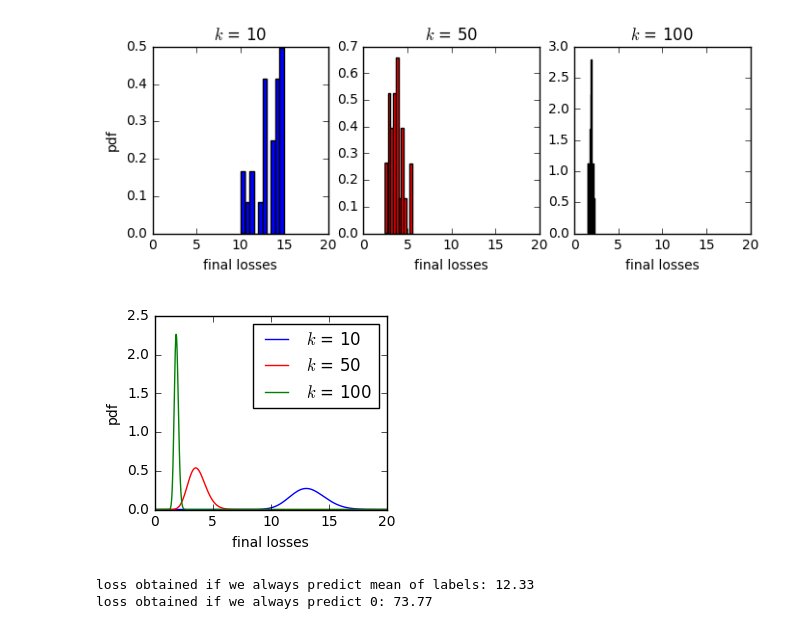
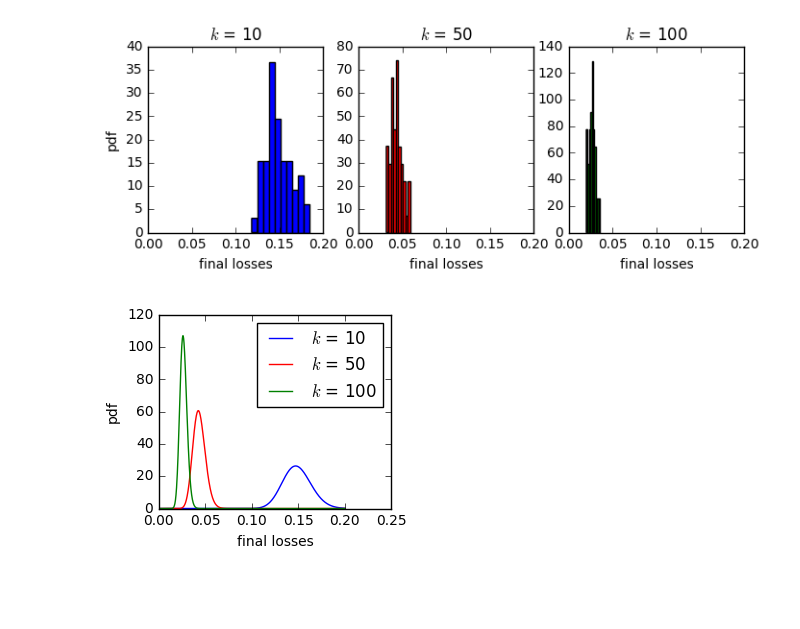
Before and after one commit to jessemzhang/porcupine_neural_networks, a Jupyter notebook: PNN_experiments.ipynb, the cells around one changed output. Drawn from its saved outputs; the diff is of its cells as text; code cells hidden in the pictures; blank space fills up the shorter version.

```diff
--- a/PNN_experiments.ipynb
+++ b/PNN_experiments.ipynb
@@ -199,0 +231,11 @@ plt.savefig('Figures/fig_pnn_msecurve.pdf', format='pdf', dpi=500, bbox_inches='
+# %%
+# Examine poor optima
+plt.figure(figsize=(16,16))
+ii = 1
+for k2 in list_k2:
+    plt.subplot(5,5,ii)
+    for i in range(25):
+        for j in range(1,11):
+            plt.plot(outputs[k2][i][j]['train_history'])
+    ii += 1
+    plt.title('k = %s'%(k2))
@@ -199,0 +244,24 @@ plt.savefig('Figures/fig_pnn_msecurve.pdf', format='pdf', dpi=500, bbox_inches='
+# %%
+for k2 in [10, 50, 100]:
+    poor_optima_train = []
+    poor_optima_test = []
+    poor_optima_weights = []
+    all_losses = []
+    for i in range(25):
+        for j in range(1,11):
+            poor_optima_train.append(outputs[k2][i][j]['train_loss'])
+            poor_optima_test.append(outputs[k2][i][j]['test_loss'])
+            poor_optima_weights.append(outputs[k2][i][j]['w_hat']['weights1'])
+
+    bad_counts = []
+
+    for w in poor_optima_weights:
+        v = np.sign(w[1])
+        bad_count = 0
+        for i in range(0,k2,2):
+            if v[i] == v[i+1]: bad_count += 1
+        bad_counts.append(bad_count/float(k2/2))
+
+    plt.figure(figsize = (5,2))
+    plt.hist(bad_counts,bins=20)
+    plt.title('k2 = %s'%(k2))
@@ -200,20 +277,21 @@ plt.savefig('Figures/fig_pnn_msecurve.pdf', format='pdf', dpi=500, bbox_inches='
 # %%
 # Look at k2 = 10, 50, 100 cases
 list_k2_select = [10,50,100]
 d = {list_k2[i]:i for i in range(len(list_k2))}
 
+xmax = 0.2
 plt.figure(figsize=(8,2.5))
 colors = ['b','r','g']
 for j,k2 in enumerate(list_k2_select):
     plt.subplot(1,3,j+1)
-    plt.hist(min_losses[d[k2],:], color = colors[j], normed=True)
-    plt.xlim(0,20)
+    plt.hist(min_losses_tt[d[k2],:], color = colors[j], normed=True)
+    plt.xlim(0,xmax)
     plt.title('$k$ = %s'%(k2))
     if j == 0: plt.ylabel('pdf')
     plt.xlabel('final losses')
 plt.savefig('Figures/fig_pnn_losshist.pdf', format='pdf', dpi=500, bbox_inches='tight')
 # %% [output]
-[figure, old version]
+[figure, new version]
 # %%
 # Fit gamma curves to the histograms
 from scipy.stats import gamma
@@ -225,17 +303,11 @@ def fit_gamma(data,xmax):
 plt.figure(figsize=(3,2.5))
 colors = ['b','r','g']
 for j,k2 in enumerate(list_k2_select):
-    curve = fit_gamma(min_losses[d[k2]],20)
-    plt.plot(np.linspace(0, 20, 1000),curve,c=colors[j],label='$k$ = %s'%(k2))
+    curve = fit_gamma(min_losses_tt[d[k2]],xmax)
+    plt.plot(np.linspace(0, xmax, 1000),curve,c=colors[j],label='$k$ = %s'%(k2))
 plt.legend()
 plt.xlabel('final losses')
 plt.ylabel('pdf')
 plt.savefig('Figures/fig_pnn_losshist_curvefit.pdf', format='pdf', dpi=500, bbox_inches='tight')
 # %% [output]
-[figure, old version]
+[figure, new version]
-# %%
-print('loss obtained if we always predict mean of labels: %.2f'%(np.mean(np.square(Y-np.mean(Y)))))
-print('loss obtained if we always predict 0: %.2f'%(np.mean(np.square(Y))))
-# %% [output]
-loss obtained if we always predict mean of labels: 12.33
-loss obtained if we always predict 0: 73.77
```
Also changed, not shown: parts of 11 cells of this notebook.
